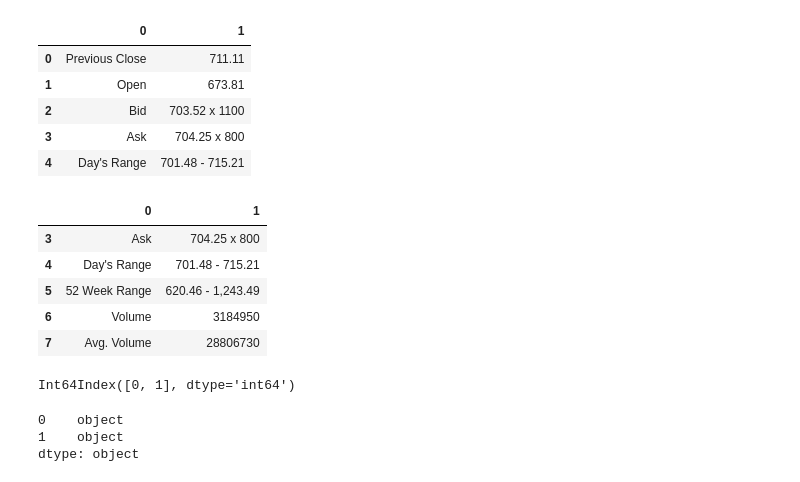
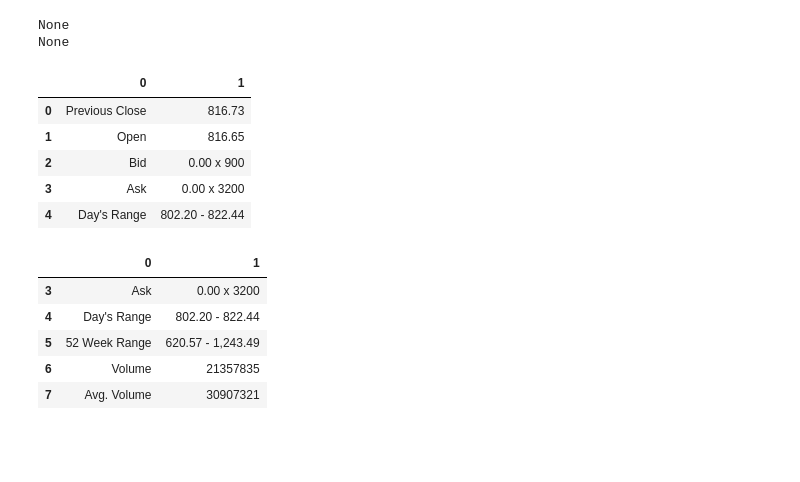
Before and after one commit to ElizabethSesebor/test-repo, a Jupyter notebook: Example.ipynb, the cells around one changed output. Cells and saved outputs as stored; diff of their text form; code cells hidden in the pictures; blank space fills up the shorter version.

```diff
--- a/Example.ipynb
+++ b/Example.ipynb
@@ -74,29 +145,27 @@ str
+# %%
+course_name= course.h5
+course_price= course.a
+print(course_name)
+print(course_price)
+# %% [output]
+None
+None
 # %%
-content= RHP[0]
-content.head()
+tesla_html_dataframe= RHP[0]
+tesla_html_dataframe.head()
 # %% [output]
 |  | 0 | 1 |
-| 0 | Previous Close | 711.11 |
-| 1 | Open | 673.81 |
-| 2 | Bid | 703.52 x 1100 |
-| 3 | Ask | 704.25 x 800 |
-| 4 | Day's Range | 701.48 - 715.21 |
+| 0 | Previous Close | 816.73 |
+| 1 | Open | 816.65 |
+| 2 | Bid | 0.00 x 900 |
+| 3 | Ask | 0.00 x 3200 |
+| 4 | Day's Range | 802.20 - 822.44 |
 # %%
-content.tail()
+tesla_html_dataframe.tail()
 # %% [output]
 |  | 0 | 1 |
-| 3 | Ask | 704.25 x 800 |
-| 4 | Day's Range | 701.48 - 715.21 |
-| 5 | 52 Week Range | 620.46 - 1,243.49 |
-| 6 | Volume | 3184950 |
-| 7 | Avg. Volume | 28806730 |
+| 3 | Ask | 0.00 x 3200 |
+| 4 | Day's Range | 802.20 - 822.44 |
+| 5 | 52 Week Range | 620.57 - 1,243.49 |
+| 6 | Volume | 21357835 |
+| 7 | Avg. Volume | 30907321 |
-# %%
-content.columns
-# %% [output]
-Int64Index([0, 1], dtype='int64')
-# %%
-content.dtypes
-# %% [output]
-0    object
-1    object
-dtype: object
```
Also changed, not shown: parts of 16 cells of this notebook, 1 other file.
